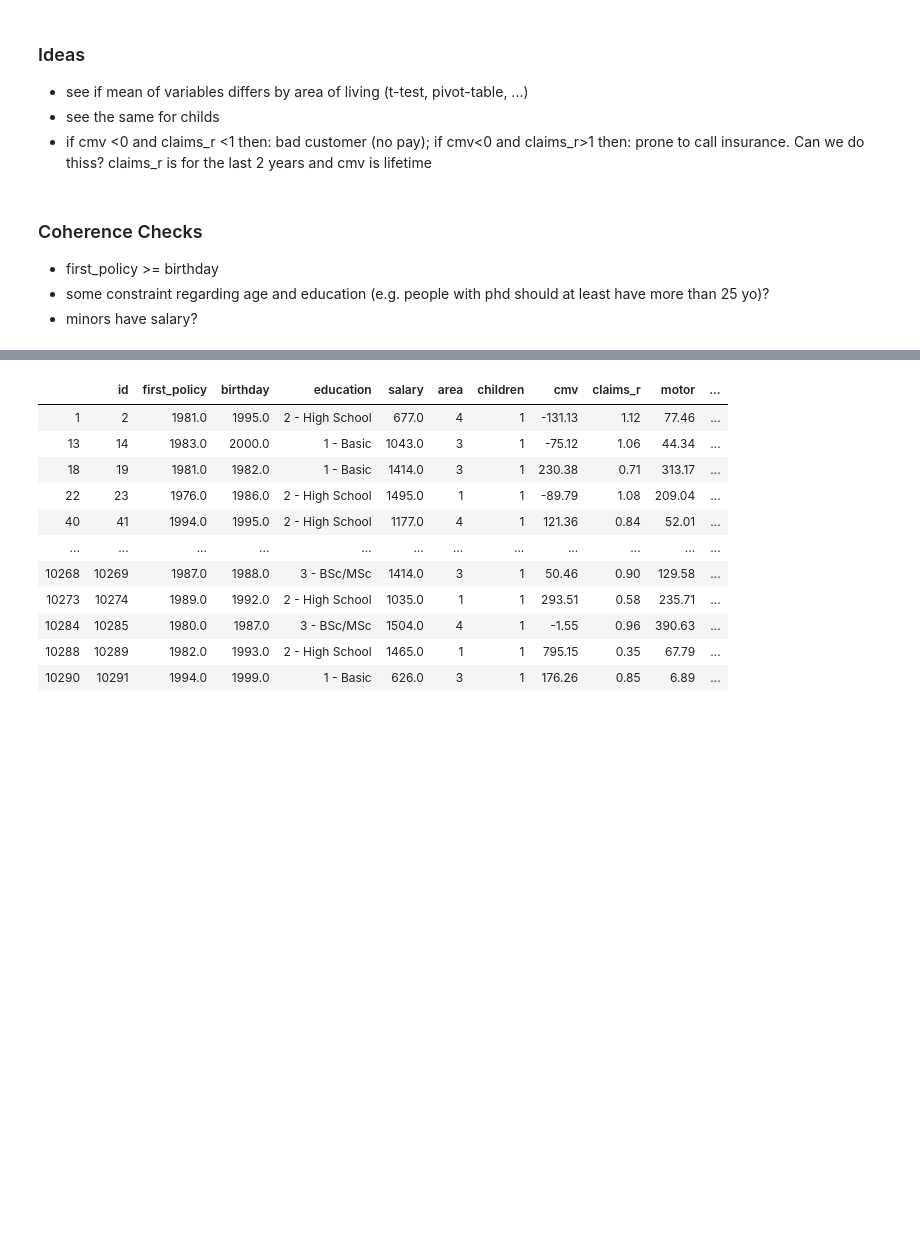
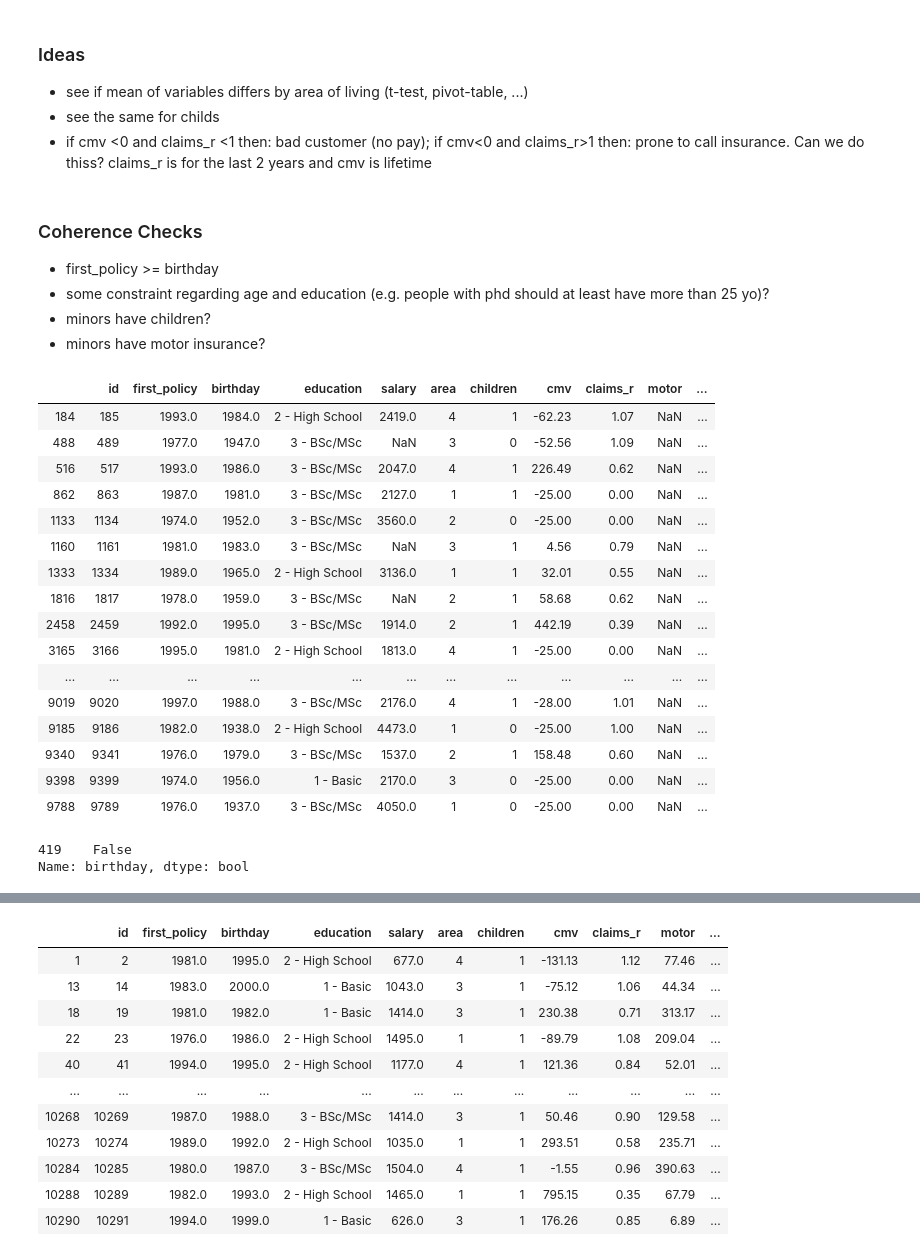
Before and after one commit to NovaIMSStudents/DataMiningFinalProject, a Jupyter notebook: DataAnalysisDM.ipynb, the cells around one changed output, grey strips where cells are left out. Cells and saved outputs as stored; diff of their text form; code cells hidden in the pictures; blank space fills up the shorter version.

```diff
--- a/DataAnalysisDM.ipynb
+++ b/DataAnalysisDM.ipynb
@@ -278,5 +278,31 @@ plt.show()
 ### Coherence Checks
 - first_policy >= birthday
 - some constraint regarding age and education (e.g. people with phd should at least have more than 25 yo)?
-- minors have salary?
+- minors have children?
+- minors have motor insurance?
+# %%
+df.loc[df["motor"].isna()]
+# %% [output]
+|  | id | first_policy | birthday | education | salary | area | children | cmv | claims_r | motor | ... |
+| 184 | 185 | 1993.0 | 1984.0 | 2 - High School | 2419.0 | 4 | 1 | -62.23 | 1.07 | NaN | ... |
+| 488 | 489 | 1977.0 | 1947.0 | 3 - BSc/MSc | NaN | 3 | 0 | -52.56 | 1.09 | NaN | ... |
+| 516 | 517 | 1993.0 | 1986.0 | 3 - BSc/MSc | 2047.0 | 4 | 1 | 226.49 | 0.62 | NaN | ... |
+| 862 | 863 | 1987.0 | 1981.0 | 3 - BSc/MSc | 2127.0 | 1 | 1 | -25.00 | 0.00 | NaN | ... |
+| 1133 | 1134 | 1974.0 | 1952.0 | 3 - BSc/MSc | 3560.0 | 2 | 0 | -25.00 | 0.00 | NaN | ... |
+| 1160 | 1161 | 1981.0 | 1983.0 | 3 - BSc/MSc | NaN | 3 | 1 | 4.56 | 0.79 | NaN | ... |
+| 1333 | 1334 | 1989.0 | 1965.0 | 2 - High School | 3136.0 | 1 | 1 | 32.01 | 0.55 | NaN | ... |
+| 1816 | 1817 | 1978.0 | 1959.0 | 3 - BSc/MSc | NaN | 2 | 1 | 58.68 | 0.62 | NaN | ... |
+| 2458 | 2459 | 1992.0 | 1995.0 | 3 - BSc/MSc | 1914.0 | 2 | 1 | 442.19 | 0.39 | NaN | ... |
+| 3165 | 3166 | 1995.0 | 1981.0 | 2 - High School | 1813.0 | 4 | 1 | -25.00 | 0.00 | NaN | ... |
+| ... | ... | ... | ... | ... | ... | ... | ... | ... | ... | ... | ... |
+| 9019 | 9020 | 1997.0 | 1988.0 | 3 - BSc/MSc | 2176.0 | 4 | 1 | -28.00 | 1.01 | NaN | ... |
+| 9185 | 9186 | 1982.0 | 1938.0 | 2 - High School | 4473.0 | 1 | 0 | -25.00 | 1.00 | NaN | ... |
+| 9340 | 9341 | 1976.0 | 1979.0 | 3 - BSc/MSc | 1537.0 | 2 | 1 | 158.48 | 0.60 | NaN | ... |
+| 9398 | 9399 | 1974.0 | 1956.0 | 1 - Basic | 2170.0 | 3 | 0 | -25.00 | 0.00 | NaN | ... |
+| 9788 | 9789 | 1976.0 | 1937.0 | 3 - BSc/MSc | 4050.0 | 1 | 0 | -25.00 | 0.00 | NaN | ... |
+# %%
+df.loc[df["id"]==420]["birthday"]=="NaN"
+# %% [output]
+419    False
+Name: birthday, dtype: bool
 # %%
```
Also changed, not shown: parts of 5 cells of this notebook.
